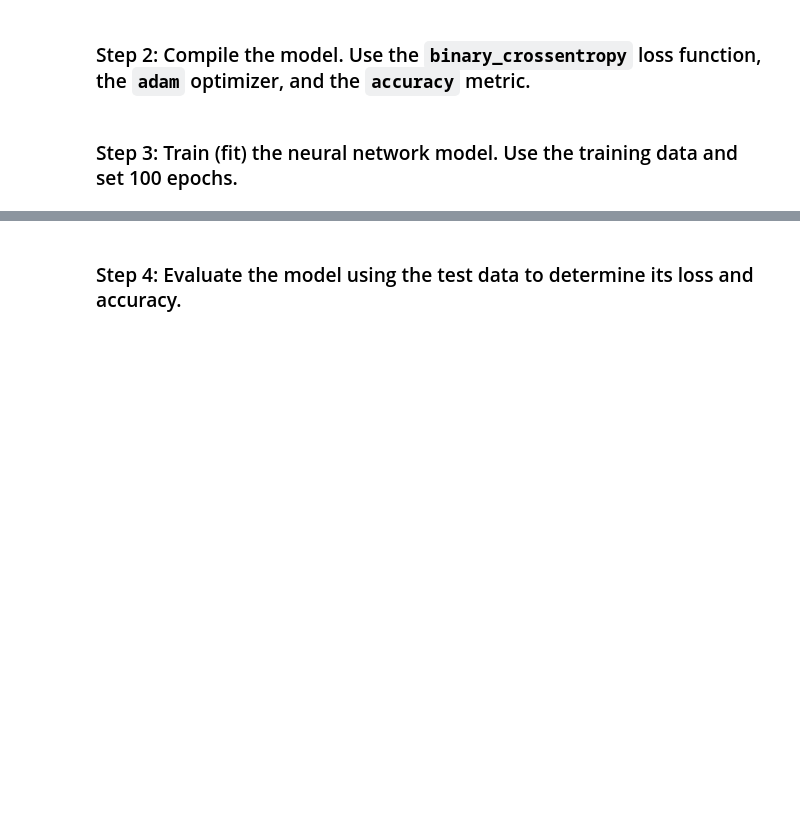
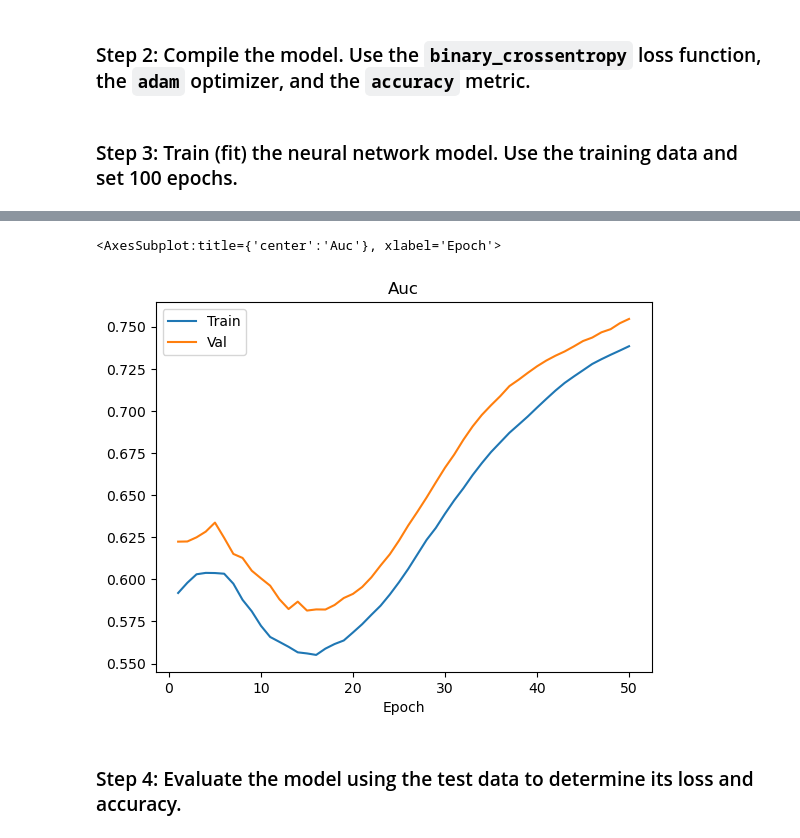
Before and after one commit to apakuki/FinTechBC-Project2, a Jupyter notebook: predicting_customer_attrition.ipynb, the cells around one changed output, grey strips where cells are left out. Cells and saved outputs as stored; diff of their text form; code cells hidden in the pictures; blank space fills up the shorter version.

```diff
--- a/predicting_customer_attrition.ipynb
+++ b/predicting_customer_attrition.ipynb
@@ -380,14 +383,17 @@ nn_test_predictions = nn.predict(X_test_scaled, batch_size=1000)
 # %%
-# Plotting Recall metric
-recall_df = pd.DataFrame(
+# Plotting auc metric
+auc_df = pd.DataFrame(
     {
         "Epoch": range(1, epochs + 1),
-        "Train": training_history.history["recall"],
-        "Val": training_history.history["val_recall"],
+        "Train": training_history.history["auc"],
+        "Val": training_history.history["val_auc"],
     }
 )
-recall_df.set_index("Epoch", inplace=True)
-recall_df.plot(title="Recall")
+auc_df.set_index("Epoch", inplace=True)
+auc_df.plot(title="Auc")
+# %% [output]
+<AxesSubplot:title={'center':'Auc'}, xlabel='Epoch'>
+[figure, added]
 # %% [markdown]
 ### Step 4: Evaluate the model using the test data to determine its loss and accuracy.
 # %%
```
Also changed, not shown: parts of 3 cells of this notebook.
